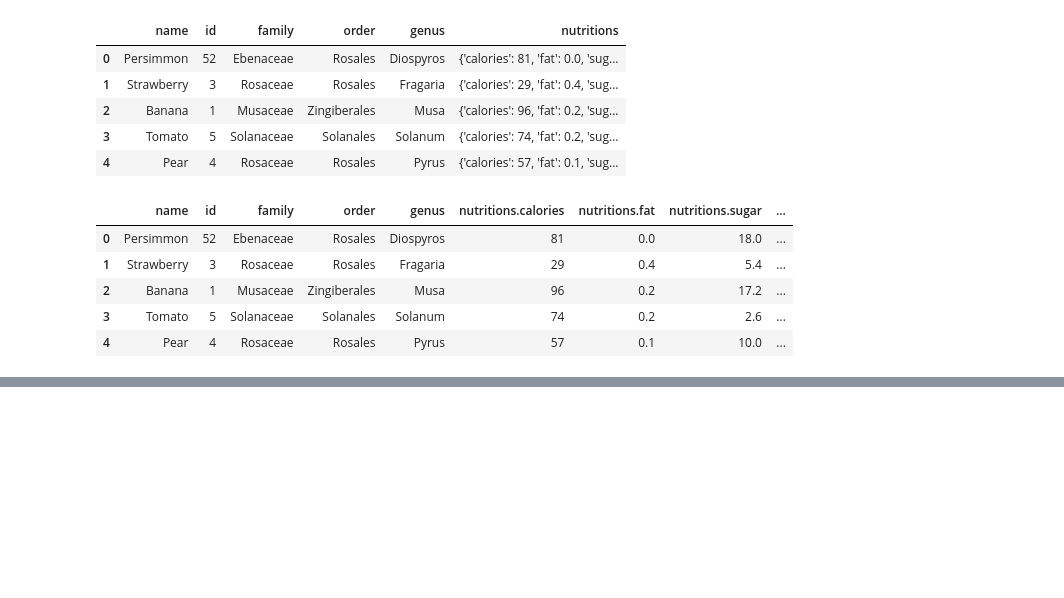
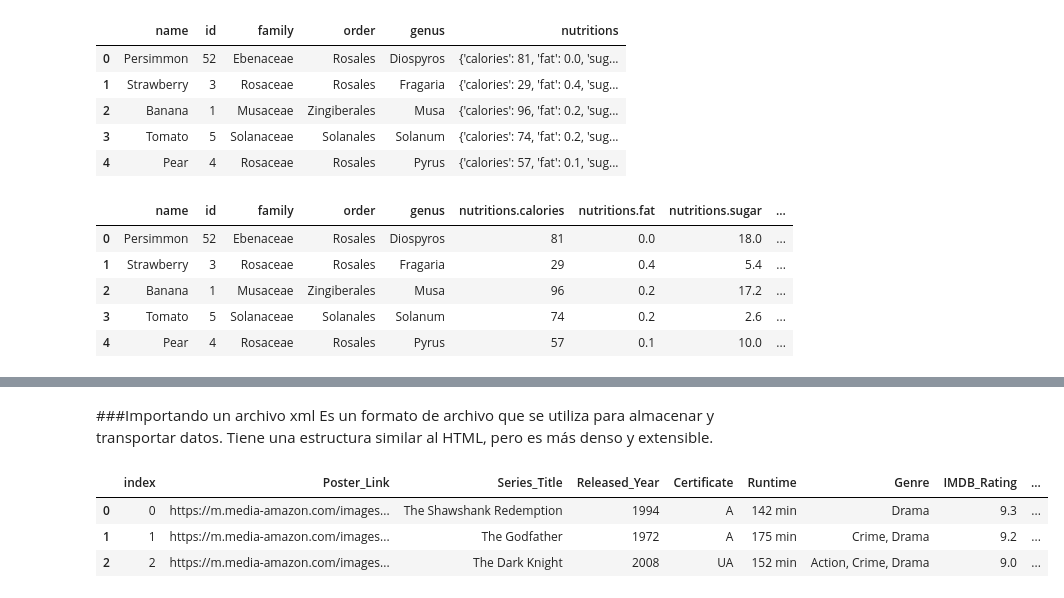
Before and after one commit to JLuceroVasquez/pandas-es-formatos-de-archivo, a Jupyter notebook: cuaderno_clases.ipynb, the cells around one changed output, grey strips where cells are left out. Cells and saved outputs as stored; diff of their text form; code cells hidden in the pictures; blank space fills up the shorter version.

```diff
--- a/cuaderno_clases.ipynb
+++ b/cuaderno_clases.ipynb
@@ -421,0 +478,15 @@ dataframe_api2.head()
+# %% [markdown]
+###Importando un archivo xml
+Es un formato de archivo que se utiliza para almacenar y transportar datos. Tiene una estructura similar al HTML, pero es más denso y extensible.
+# %%
+#Se asigna el URL del archivo xml almanacenado en Github.
+url_moviesxml = 'https://raw.githubusercontent.com/JLuceroVasquez/pandas-es-formatos-de-archivo/refs/heads/main/data/html_xml/imdb_top_1000.xml'
+
+#Se lee y guardan los datos en un dataframe con el método .to_xml.
+moviesxml_df = pd.read_xml(url_moviesxml)
+moviesxml_df.head(3)
+# %% [output]
+|  | index | Poster_Link | Series_Title | Released_Year | Certificate | Runtime | Genre | IMDB_Rating | ... |
+| 0 | 0 | https://m.media-amazon.com/images... | The Shawshank Redemption | 1994 | A | 142 min | Drama | 9.3 | ... |
+| 1 | 1 | https://m.media-amazon.com/images... | The Godfather | 1972 | A | 175 min | Crime, Drama | 9.2 | ... |
+| 2 | 2 | https://m.media-amazon.com/images... | The Dark Knight | 2008 | UA | 152 min | Action, Crime, Drama | 9.0 | ... |
```
Also changed, not shown: parts of 11 cells of this notebook.
